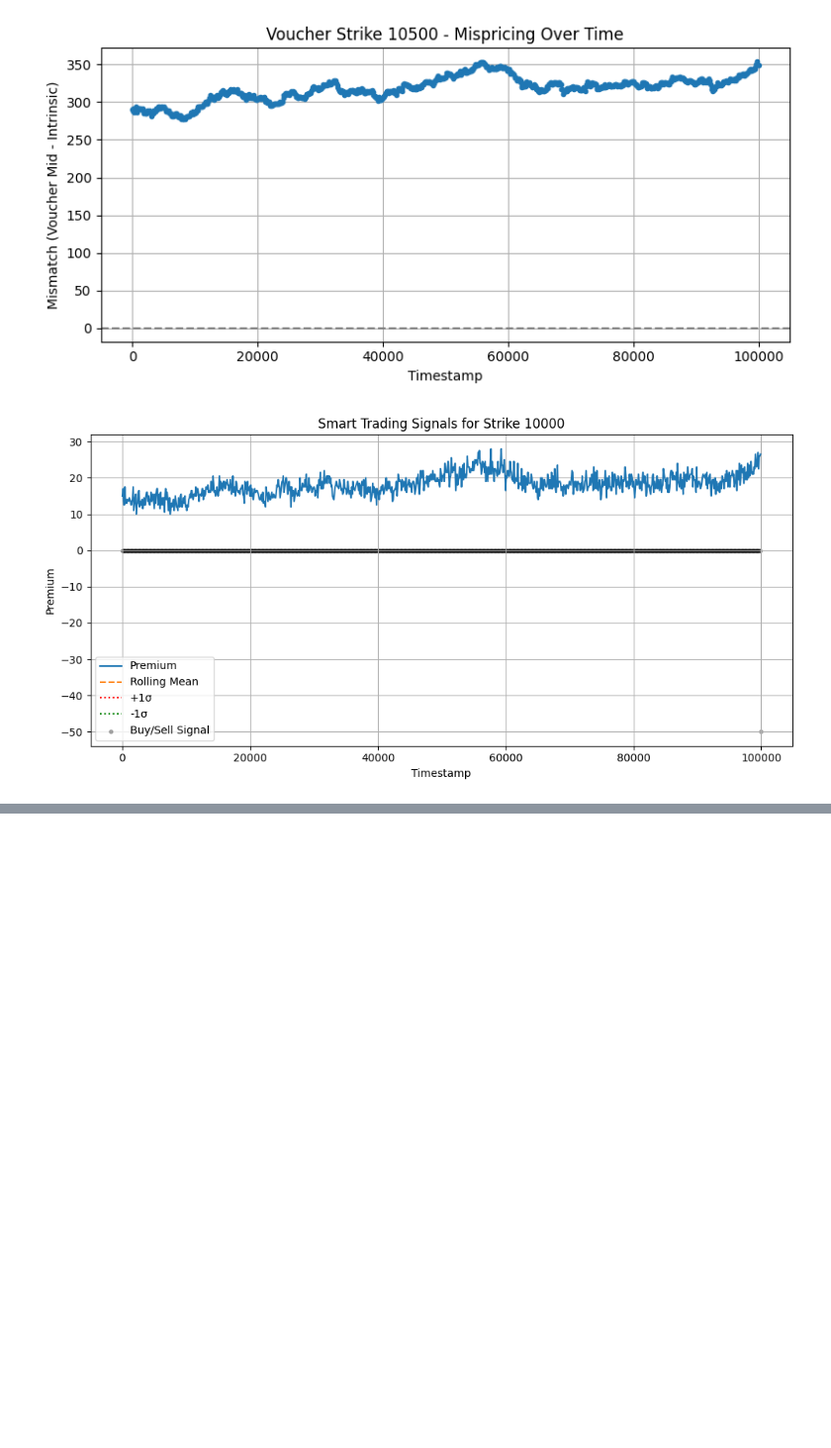
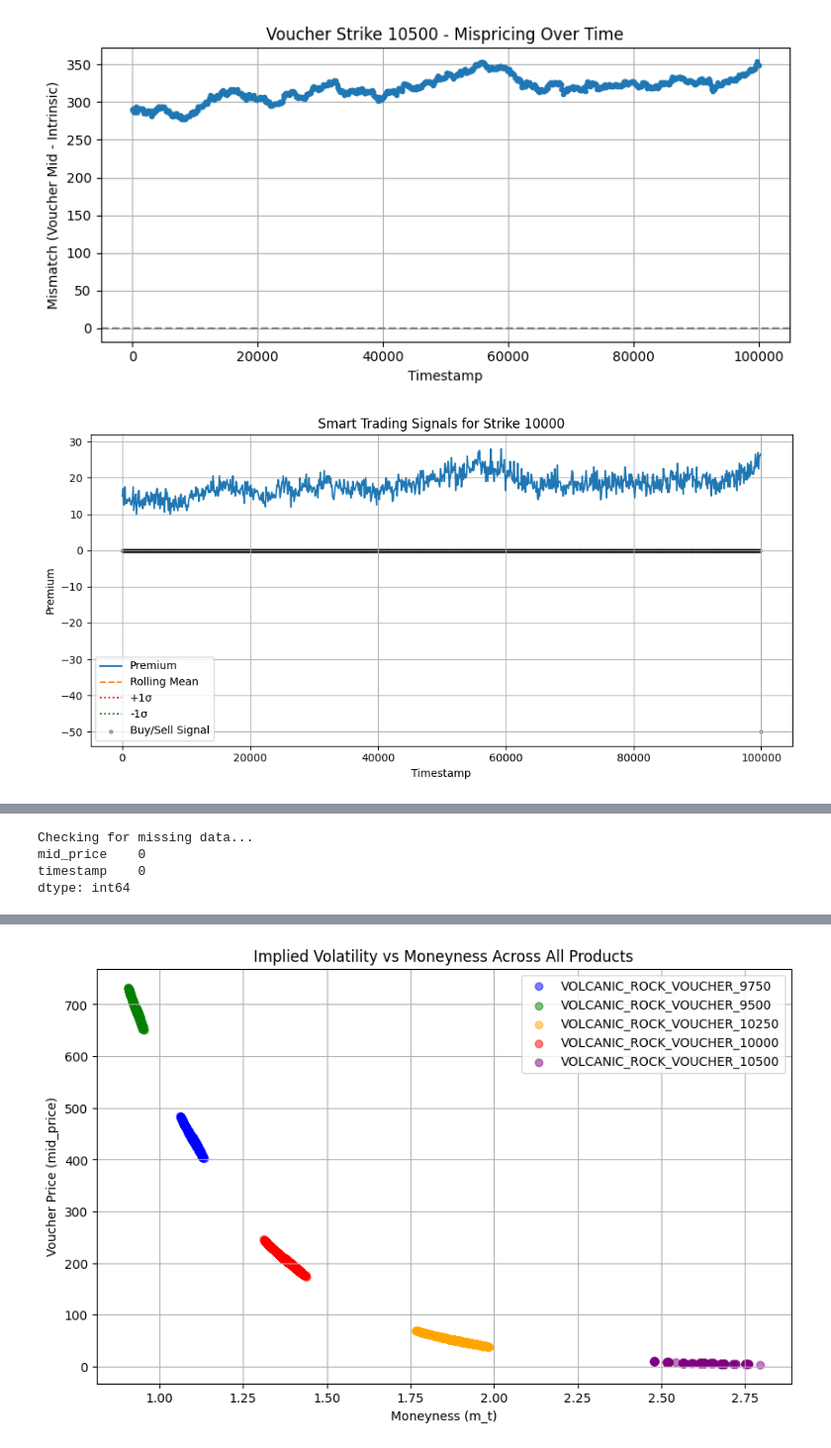
Before and after one commit to Advay-K1/IMC_Prosperity, a Jupyter notebook: analysis/round3/analyisis.ipynb, the cells around one changed output, grey strips where cells are left out. Shown at 99% size. Cells and saved outputs as stored; diff of their text form; code cells hidden in the pictures; blank space fills up the shorter version.

```diff
--- a/analysis/round3/analyisis.ipynb
+++ b/analysis/round3/analyisis.ipynb
@@ -243,0 +392,79 @@ plt.show()
+# %%
+import pandas as pd
+import numpy as np
+import matplotlib.pyplot as plt
+
+# Step 1: Load the data from the CSV file
+file_path = "../../data/round3.csv"
+df = pd.read_csv(file_path, delimiter=";")
+
+# Step 2: Filter for the products you're interested in
+products = [
+    "VOLCANIC_ROCK_VOUCHER_9750",
+    "VOLCANIC_ROCK_VOUCHER_9500",
+    "VOLCANIC_ROCK_VOUCHER_10250",
+    "VOLCANIC_ROCK_VOUCHER_10000",
+    "VOLCANIC_ROCK_VOUCHER_10500"
+]
+df_filtered = df[df['product'].isin(products)]
+
+# Step 3: Check for any rows with missing mid_price or timestamp
+print("Checking for missing data...")
+print(df_filtered[['mid_price', 'timestamp']].isna().sum())
+
+# Step 4: Plot all the data (implied volatility vs moneyness)
+# For this, we will need to calculate moneyness, so we'll assume you have mid_price and timestamp data.
+
+# Calculate moneyness (m_t) using the formula: m_t = log(K / S_t) / sqrt(TTE)
+# We'll assume TTE is some constant (you can replace it with actual time to expiry if available).
+strike_prices = {
+    "VOLCANIC_ROCK_VOUCHER_9750": 9750,
+    "VOLCANIC_ROCK_VOUCHER_9500": 9500,
+    "VOLCANIC_ROCK_VOUCHER_10250": 10250,
+    "VOLCANIC_ROCK_VOUCHER_10000": 10000,
+    "VOLCANIC_ROCK_VOUCHER_10500": 10500
+}
+
+# Function to calculate moneyness (m_t)
+def calculate_moneyness(row):
+    strike_price = strike_prices[row['product']]  # Get the strike price for the product
+    mid_price = row['mid_price']  # The price of the voucher
+    TTE = max(0.01, (8_000_000 - row['timestamp']) / 1_000_000)  # Calculate Time to Expiry (TTE)
+    return np.log(strike_price / mid_price) / np.sqrt(TTE)  # Moneyness formula
+
+# Calculate moneyness for all rows in the filtered data
+df_filtered['moneyness'] = df_filtered.apply(calculate_moneyness, axis=1)
+
+# Step 5: Plot Implied Volatility vs Moneyness
+plt.figure(figsize=(10, 6))
+
+# Use colors to distinguish different products
+colors = {
+    "VOLCANIC_ROCK_VOUCHER_9750": 'blue',
+    "VOLCANIC_ROCK_VOUCHER_9500": 'green',
+    "VOLCANIC_ROCK_VOUCHER_10250": 'orange',
+    "VOLCANIC_ROCK_VOUCHER_10000": 'red',
+    "VOLCANIC_ROCK_VOUCHER_10500": 'purple'
+}
+
+# Plot the data for each product with different colors
+for product, color in colors.items():
+    product_data = df_filtered[df_filtered['product'] == product]
+    plt.scatter(product_data['moneyness'], product_data['mid_price'], label=product, color=color, alpha=0.5)
+
+# Add titles and labels
+plt.title('Implied Volatility vs Moneyness Across All Products')
+plt.xlabel('Moneyness (m_t)')
+plt.ylabel('Voucher Price (mid_price)')
+
+# Show legend
+plt.legend()
+
+# Show plot
+plt.grid(True)
+plt.show()
+# %% [output]
+Checking for missing data...
+mid_price    0
+timestamp    0
+dtype: int64
@@ -243,0 +476 @@ plt.show()
+[figure, added]
```
Also changed, not shown: parts of 7 cells of this notebook, 2 other files.
